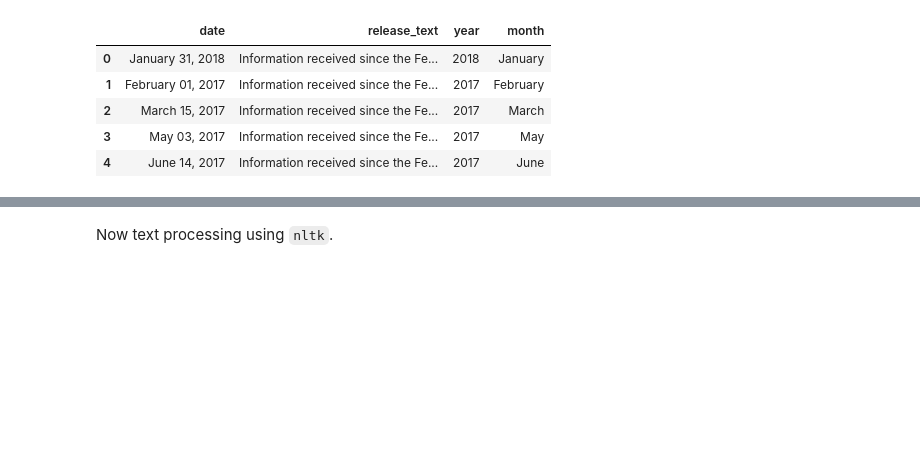
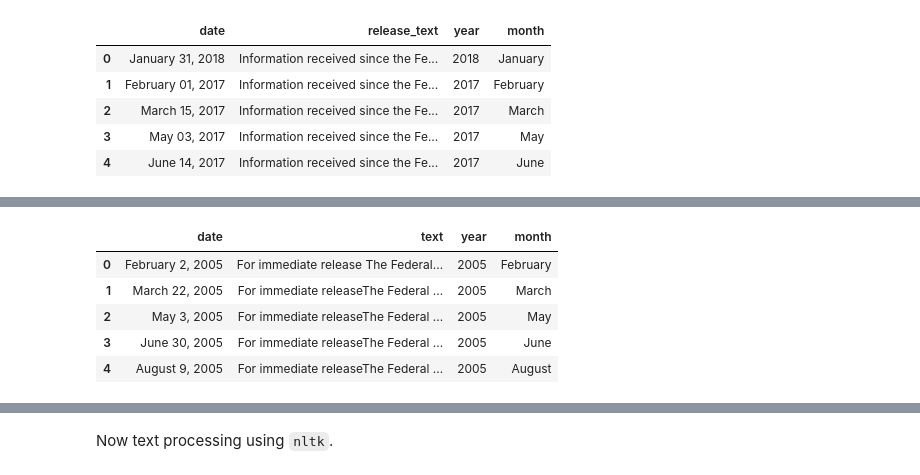
Before and after one commit to jgdenby/hawkwatchers, a Jupyter notebook: nltk_processing.ipynb, the cells around one changed output, grey strips where cells are left out. Saved outputs shown, nothing was run; the diff lists cells and outputs as text; code cells hidden in the pictures; blank space fills up the shorter version.

Commit message:
releaserates update

```diff
--- a/nltk_processing.ipynb
+++ b/nltk_processing.ipynb
@@ -76,3 +53,20 @@ releaserates_df['Positive (1) / Negative (-1)'] = releaserates_df['Positive (1)
 releaserates_df = releaserates_df.rename(columns={'Positive (1) / Negative (-1)' :'increase'})
 # %%
 releaserates_df.to_csv('releaserates.csv')
+# %%
+histdatesdf = pd.read_csv("histdates.csv", index_col=0)
+# %%
+histdatesdf['year'] = histdatesdf['date'].apply(lambda x: x[-4:])
+# %%
+histdatesdf['date'] = histdatesdf['date'].apply(lambda x: str.strip(x))
+# %%
+histdatesdf['month'] = histdatesdf['date'].apply(lambda x: re.findall(r'(\w+)\s\d+', x)[0])
+# %%
+histdatesdf.head()
+# %% [output]
+|  | date | text | year | month |
+| 0 | February 2, 2005 | For immediate release The Federal... | 2005 | February |
+| 1 | March 22, 2005 | For immediate releaseThe Federal ... | 2005 | March |
+| 2 | May 3, 2005 | For immediate releaseThe Federal ... | 2005 | May |
+| 3 | June 30, 2005 | For immediate releaseThe Federal ... | 2005 | June |
+| 4 | August 9, 2005 | For immediate releaseThe Federal ... | 2005 | August |
```
Also changed, not shown: parts of 32 cells of this notebook, 1 other file.
